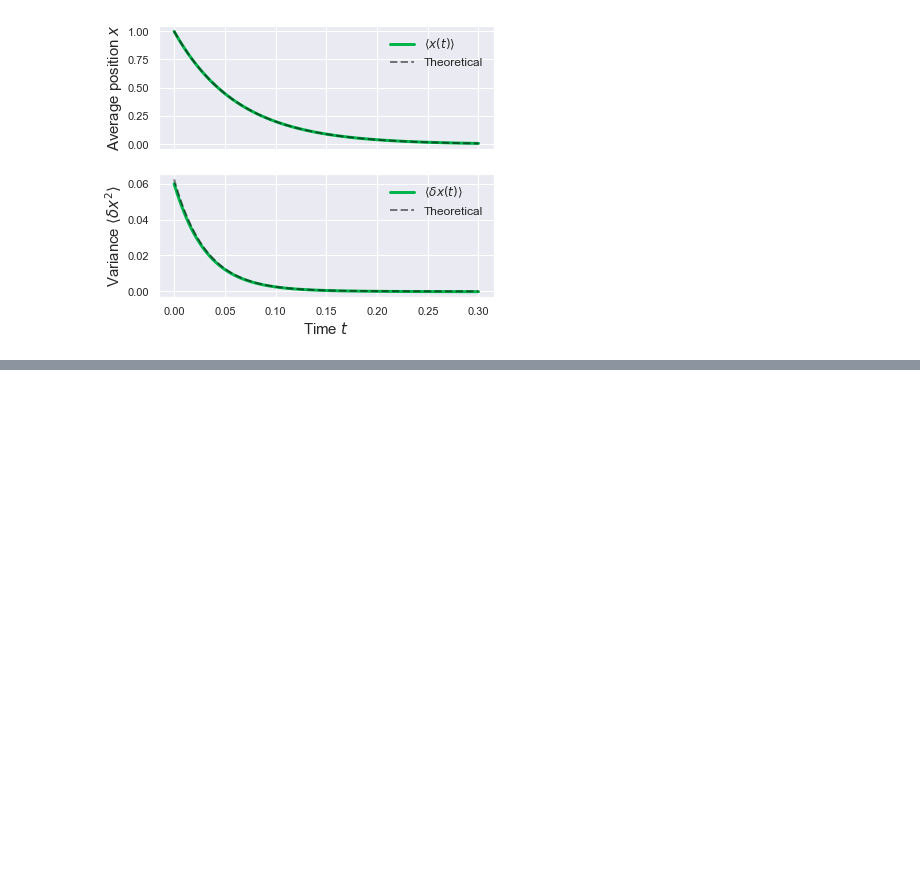
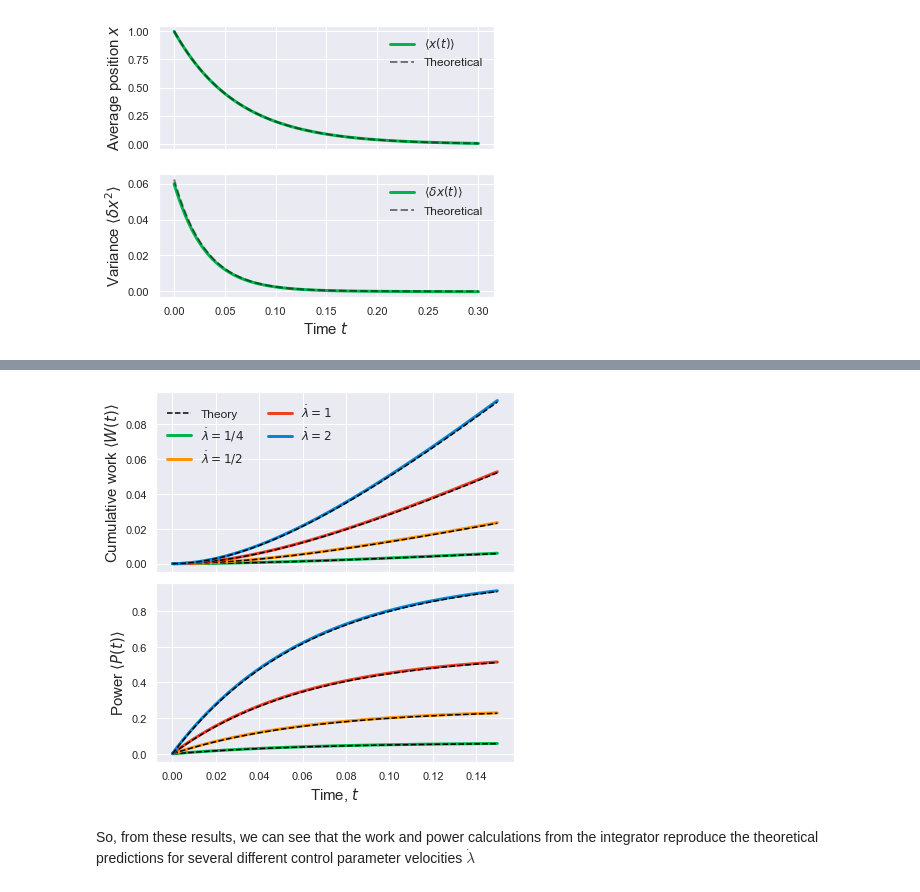
Before and after one commit to StevenJLarge/FokkerPlanck, a Jupyter notebook: notebooks/04-slarge-advection-diffusion.ipynb, the cells around one changed output, grey strips where cells are left out. Saved outputs shown, nothing was run; the diff lists cells and outputs as text; code cells hidden in the pictures; blank space fills up the shorter version.

```diff
--- a/notebooks/04-slarge-advection-diffusion.ipynb
+++ b/notebooks/04-slarge-advection-diffusion.ipynb
@@ -300,11 +323,3 @@ while curr_time < tot_time:
     time_tracker.append(curr_time)
     curr_time += dt
     counter += 1
-# %%
-# Theoretical values (Mazonka and Jarzynski)
-
-def get_harmonic_work():
-    pass
-
-def get_harmonic_power():
-    pass
@@ -317,0 +333,45 @@ ax[1].plot(time_tracker, fpe.powerTracker, color=sns.xkcd_rgb["shamrock"], linew
+# %%
+# Theoretical values (Mazonka and Jarzynski)
+def get_harmonic_work(time: np.ndarray, lambda_vel: float, k_trap: float) -> np.ndarray:
+    return lambda_vel**2 * (time - (1 - np.exp(-k_trap * time))/k_trap)
+
+def get_harmonic_power(time: np.ndarray, lambda_vel: float, k_trap: float) -> np.ndarray:
+    return lambda_vel**2 * (1 - np.exp(-k_trap * time))
+# %%
+fig, ax = plt.subplots(2, 1, figsize=(6, 6), sharex=True)
+
+# vel = 1/4
+ax[0].plot(time_tracker, get_harmonic_work(np.array(time_tracker), lambda_vel[0], k_trap), 'k--', label=r"Theory")
+ax[0].plot(time_tracker, fpe_025.workTracker, color=sns.xkcd_rgb["shamrock"], linewidth=3.0, label=r"$\dot{\lambda} = 1/4$")
+ax[1].plot(time_tracker, fpe_025.powerTracker, color=sns.xkcd_rgb["shamrock"], linewidth=3.0, label=r"$\dot{\lambda} = 1/4$")
+ax[0].plot(time_tracker, get_harmonic_work(np.array(time_tracker), lambda_vel[0], k_trap), 'k--')
+ax[1].plot(time_tracker, get_harmonic_power(np.array(time_tracker), lambda_vel[0], k_trap), 'k--')
+
+# vel = 1/2
+ax[0].plot(time_tracker, fpe_05.workTracker, color=sns.xkcd_rgb["tangerine"], linewidth=3.0, label=r"$\dot{\lambda} = 1/2$")
+ax[1].plot(time_tracker, fpe_05.powerTracker, color=sns.xkcd_rgb["tangerine"], linewidth=3.0, label=r"$\dot{\lambda} = 1/2$")
+ax[0].plot(time_tracker, get_harmonic_work(np.array(time_tracker), lambda_vel[1], k_trap), 'k--')
+ax[1].plot(time_tracker, get_harmonic_power(np.array(time_tracker), lambda_vel[1], k_trap), 'k--')
+
+# vel = 1
+ax[0].plot(time_tracker, fpe_1.workTracker, color=sns.xkcd_rgb["tomato"], linewidth=3.0, label=r"$\dot{\lambda} = 1$")
+ax[1].plot(time_tracker, fpe_1.powerTracker, color=sns.xkcd_rgb["tomato"], linewidth=3.0, label=r"$\dot{\lambda} = 1$")
+ax[0].plot(time_tracker, get_harmonic_work(np.array(time_tracker), lambda_vel[2], k_trap), 'k--')
+ax[1].plot(time_tracker, get_harmonic_power(np.array(time_tracker), lambda_vel[2], k_trap), 'k--')
+
+# vel = 2
+ax[0].plot(time_tracker, fpe_2.workTracker, color=sns.xkcd_rgb["cerulean"], linewidth=3.0, label=r"$\dot{\lambda} = 2$")
+ax[1].plot(time_tracker, fpe_2.powerTracker, color=sns.xkcd_rgb["cerulean"], linewidth=3.0, label=r"$\dot{\lambda} = 2$")
+ax[0].plot(time_tracker, get_harmonic_work(np.array(time_tracker), lambda_vel[3], k_trap), 'k--')
+ax[1].plot(time_tracker, get_harmonic_power(np.array(time_tracker), lambda_vel[3], k_trap), 'k--')
+
+ax[0].legend(fontsize=12, frameon=False, ncol=2)
+ax[1].set_xlabel(r"Time, $t$", fontsize=15)
+ax[0].set_ylabel(r"Cumulative work $\langle W(t)\rangle$", fontsize=15)
+ax[1].set_ylabel(r"Power $\langle P(t)\rangle$", fontsize=15)
+
+plt.tight_layout()
+# %% [output]
+[figure, added]
+# %% [markdown]
+So, from these results, we can see that the work and power calculations from the integrator reproduce the theoretical predictions for several different control parameter velocities $\dot{\lambda}$
```
Also changed, not shown: parts of 8 cells of this notebook, 1 other file.
